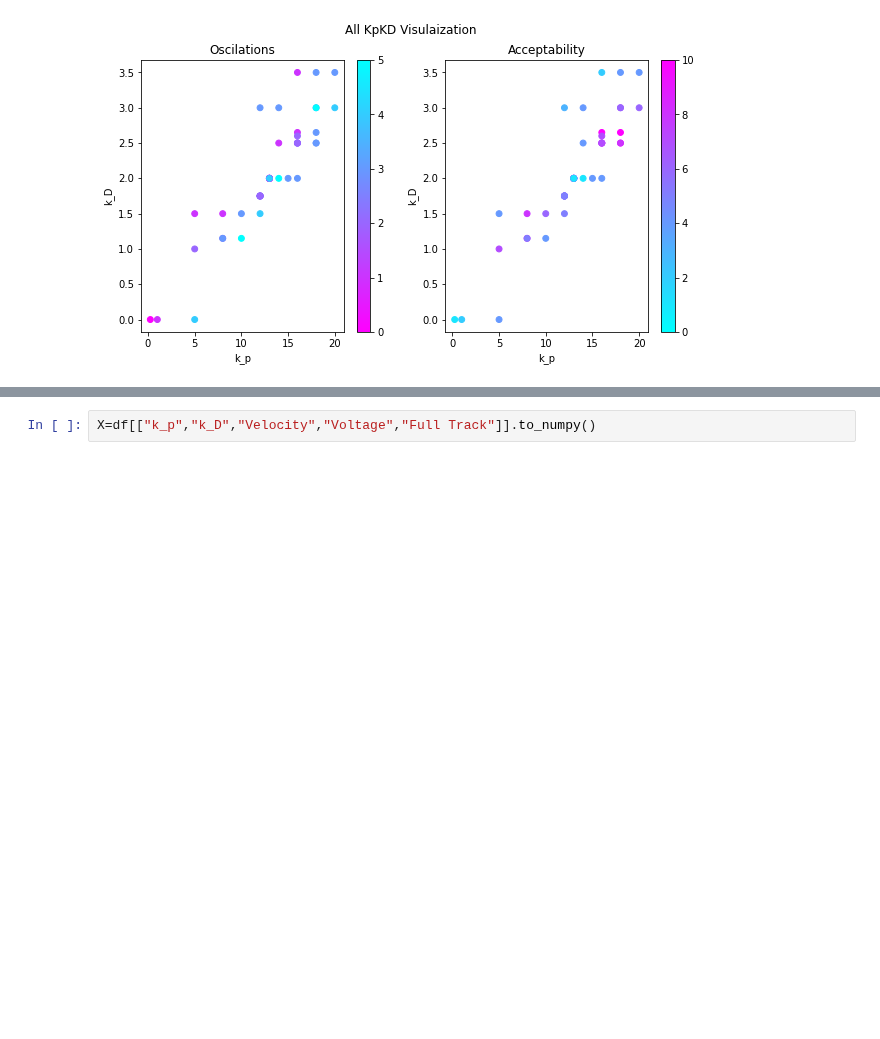
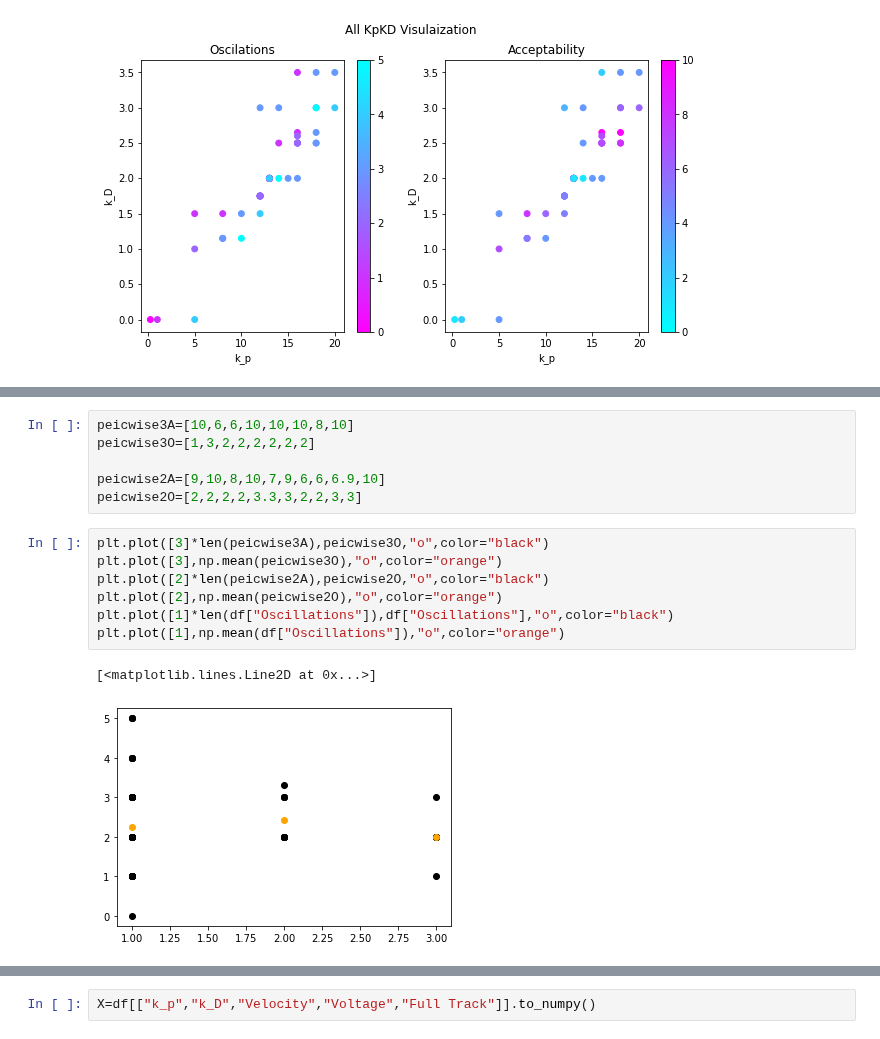
Before and after one commit to HighSpeeds/ECE3, a Jupyter notebook: CarLab/Report/dataProcessorTry2.ipynb, the cells around one changed output, grey strips where cells are left out. Saved outputs shown, nothing was run; the diff lists cells and outputs as text; blank space fills up the shorter version.

```diff
--- a/CarLab/Report/dataProcessorTry2.ipynb
+++ b/CarLab/Report/dataProcessorTry2.ipynb
@@ -37,0 +63,16 @@ plt.savefig("KpKiAll.png")
+# %%
+peicwise3A=[10,6,6,10,10,10,8,10]
+peicwise3O=[1,3,2,2,2,2,2,2]
+
+peicwise2A=[9,10,8,10,7,9,6,6,6.9,10]
+peicwise2O=[2,2,2,2,3.3,3,2,2,3,3]
+# %%
+plt.plot([3]*len(peicwise3A),peicwise3O,"o",color="black")
+plt.plot([3],np.mean(peicwise3O),"o",color="orange")
+plt.plot([2]*len(peicwise2A),peicwise2O,"o",color="black")
+plt.plot([2],np.mean(peicwise2O),"o",color="orange")
+plt.plot([1]*len(df["Oscillations"]),df["Oscillations"],"o",color="black")
+plt.plot([1],np.mean(df["Oscillations"]),"o",color="orange")
+# %% [output]
+[<matplotlib.lines.Line2D at 0x...>]
+[figure, added]
```
Also changed, not shown: parts of 3 cells of this notebook, 8 other files.
